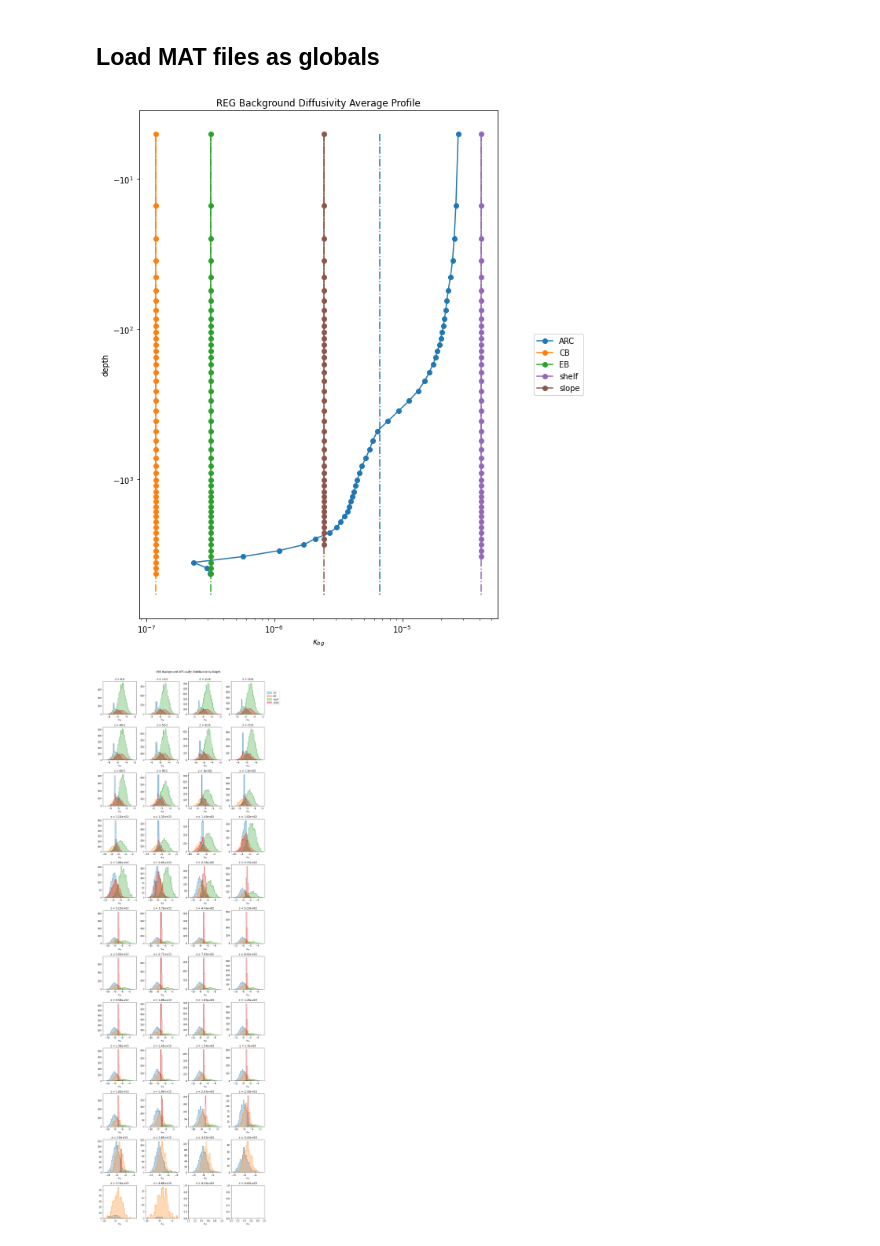
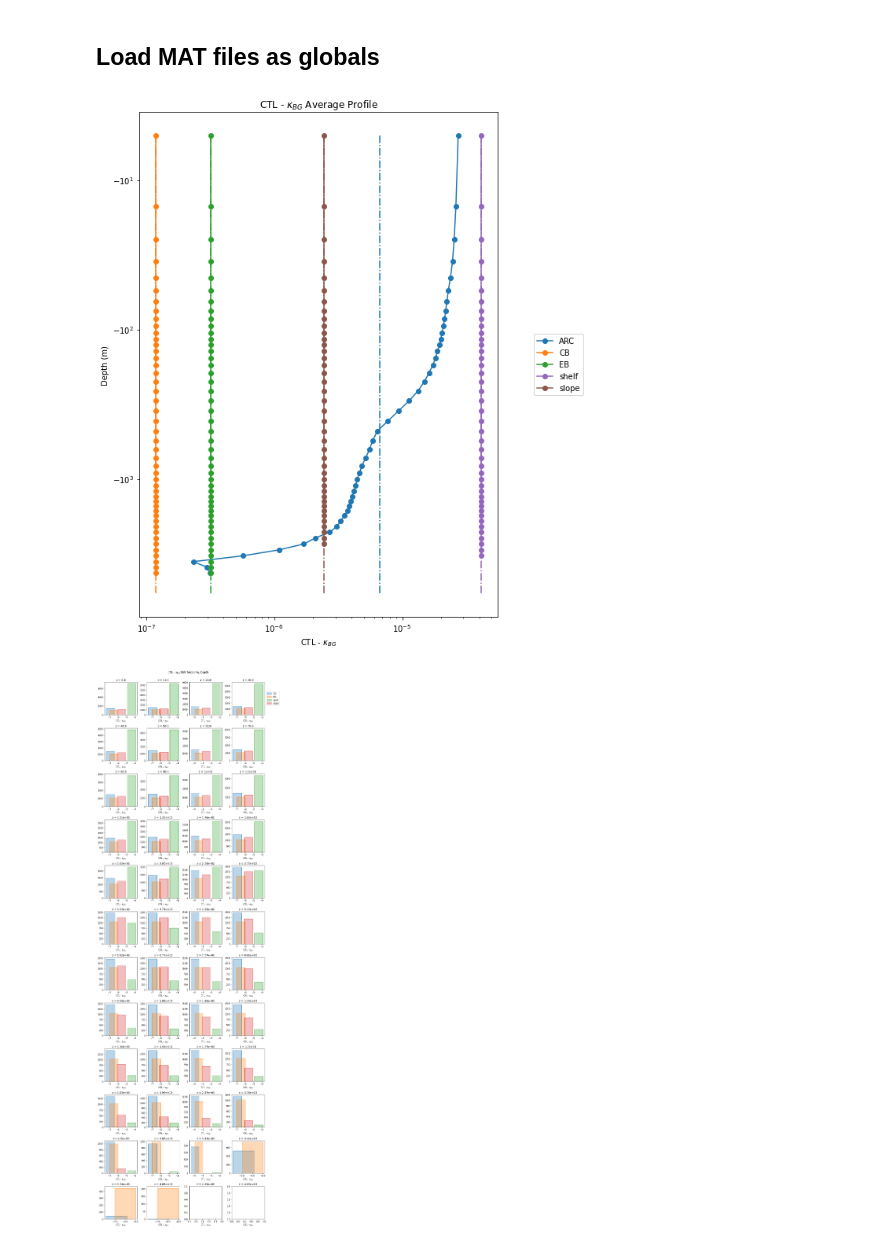
Before and after one commit to joshlerner/arcticMix, a Jupyter notebook: mitGCM/kappa_BG/TestSuite.ipynb, the cells around one changed output. Drawn from its saved outputs; the diff is of its cells as text; code cells hidden in the pictures.

```diff
--- a/mitGCM/kappa_BG/TestSuite.ipynb
+++ b/mitGCM/kappa_BG/TestSuite.ipynb
@@ -209,17 +323,17 @@ class Kappa_BG:
 kappa_ITP = sio.loadmat('kappa_ITP')['kappa']
 mgrid = sio.loadmat('mgrid')['mgrid']
 regional_logicals = sio.loadmat('regional_logicals')
-reg_logic = dict()
+reg_logic = {}
 for key in ['ARC', 'CB', 'EB', 'NAt', 'reg', 'shelf', 'slope']:
     reg_logic[key] = regional_logicals['ii_' + key]
 
-KappaBG = Kappa_BG(kappa_ITP, mgrid, reg_logic)
+Kappa_REG = KappaBG(r'CTL - $\kappa_{BG}$', mgrid, reg_logic, kappa_ITP, ver='REG')
 # %%
-avg_prof = visualize_average_profiles(KappaBG, show=True)
+avg_prof = visualize_average_profiles(Kappa_REG, show=True)
 # %% [output]
-[figure, old version]
+[figure, new version]
 # %%
-dist = visualize_distributions(KappaBG, show=True)
+dist = visualize_distributions(Kappa_REG, show=True)
 # %% [output]
-[figure, old version]
+[figure, new version]
 # %%
```
Also changed, not shown: parts of 6 cells of this notebook, 1 other file.
